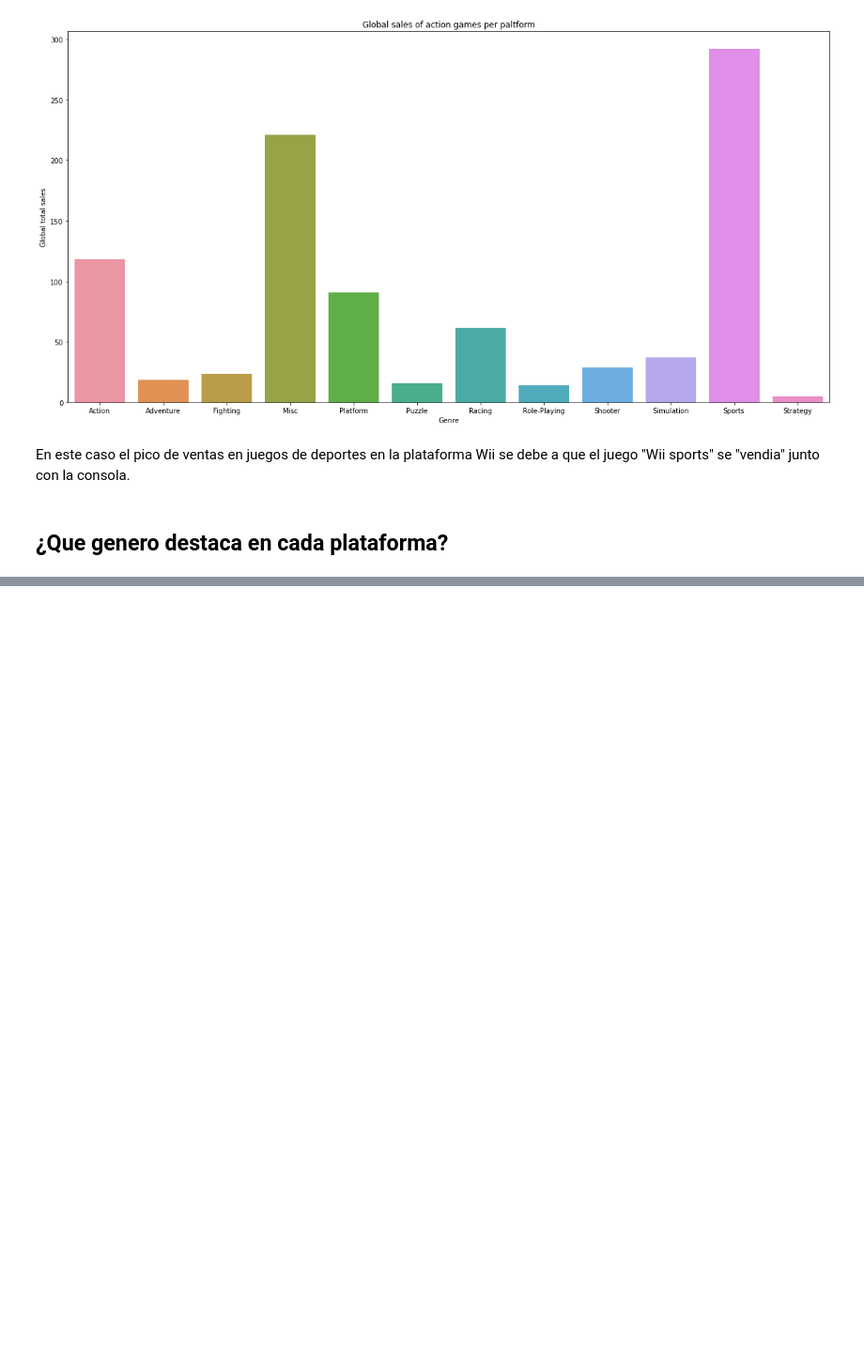
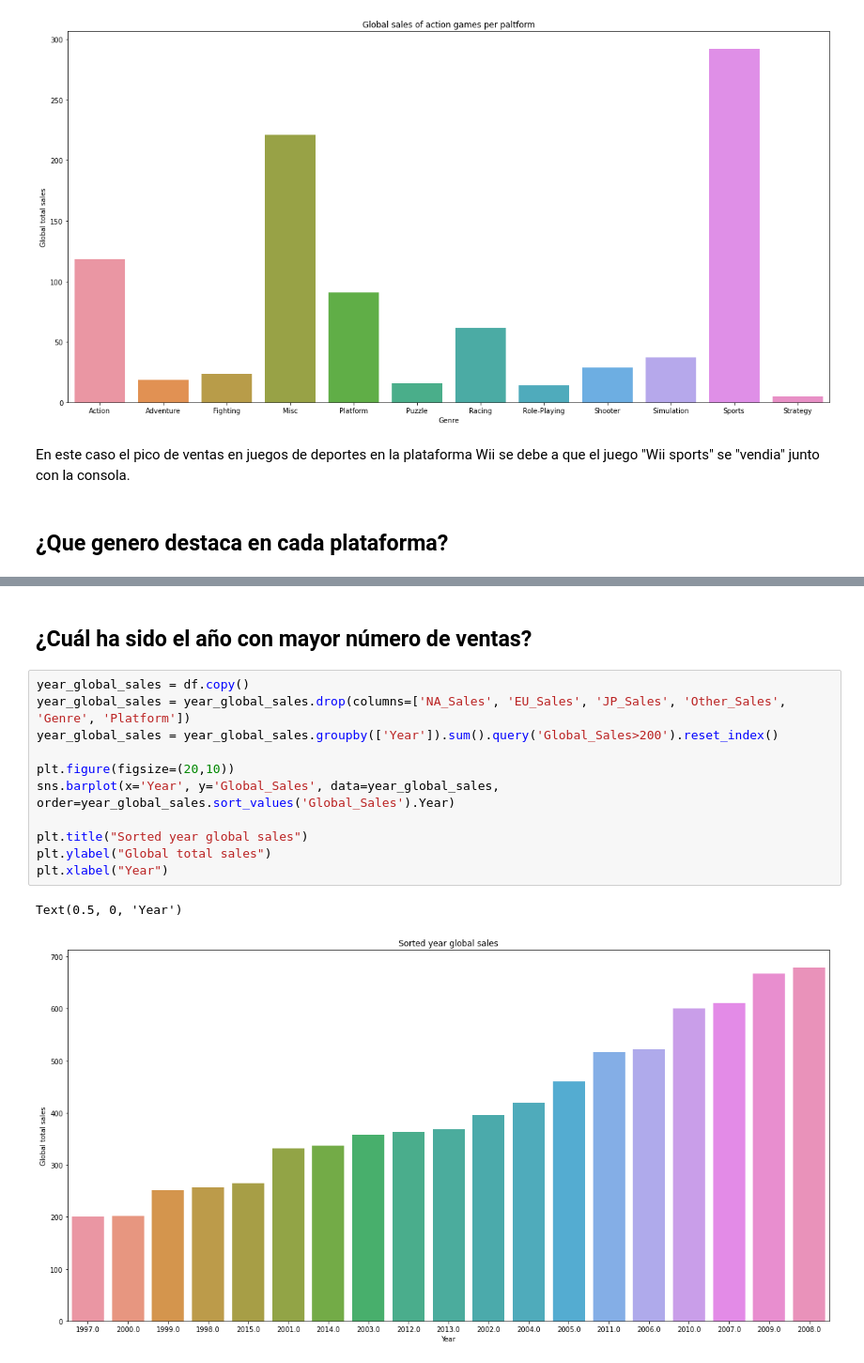
Before and after one commit to CrisKrus/kaggle, a Jupyter notebook: 02-video-game-sales/videogames-sales.ipynb, the cells around one changed output, grey strips where cells are left out. Shown: that part at 94% size. Drawn from its saved outputs; the diff is of its cells as text; blank space fills up the shorter version.

```diff
--- a/02-video-game-sales/videogames-sales.ipynb
+++ b/02-video-game-sales/videogames-sales.ipynb
@@ -308,0 +339,16 @@ En la plataforma PCFX el genero más vendido fue Role-Playing con 0 ventas en to
+# %% [markdown]
+## ¿Cuál ha sido el año con mayor número de ventas?
+# %%
+year_global_sales = df.copy()
+year_global_sales = year_global_sales.drop(columns=['NA_Sales', 'EU_Sales', 'JP_Sales', 'Other_Sales', 'Genre', 'Platform'])
+year_global_sales = year_global_sales.groupby(['Year']).sum().query('Global_Sales>200').reset_index()
+
+plt.figure(figsize=(20,10))
+sns.barplot(x='Year', y='Global_Sales', data=year_global_sales, order=year_global_sales.sort_values('Global_Sales').Year)
+
+plt.title("Sorted year global sales")
+plt.ylabel("Global total sales")
+plt.xlabel("Year")
+# %% [output]
+Text(0.5, 0, 'Year')
+[figure, added]
```
Also changed, not shown: parts of 6 cells of this notebook.
